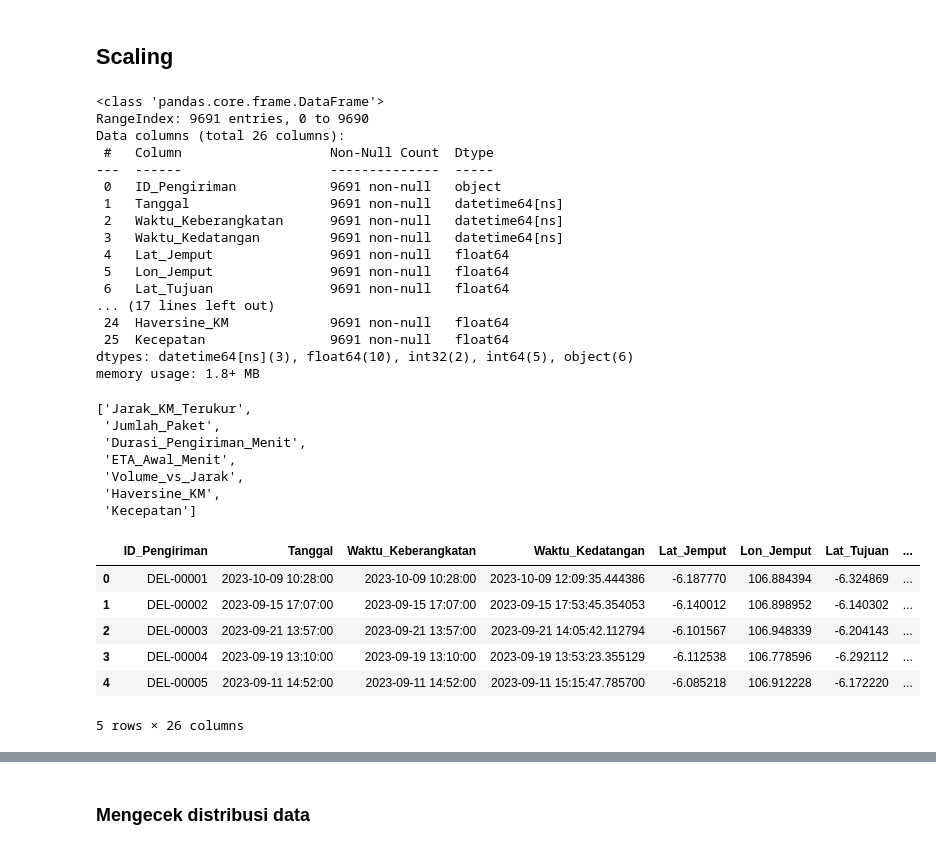
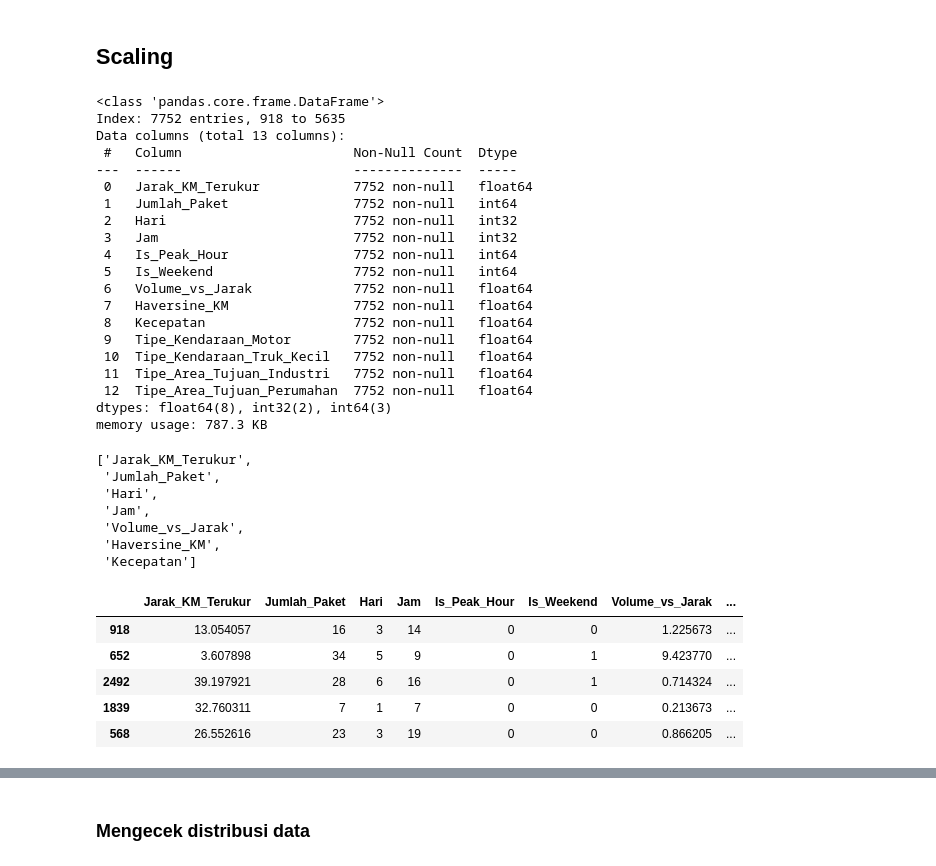
Before and after one commit to NurulAis/last-mile-delivery-optimizer, a Jupyter notebook: notebooks/Model_Training.ipynb, the cells around one changed output, grey strips where cells are left out. Drawn from its saved outputs; the diff is of its cells as text; code cells hidden in the pictures.

```diff
--- a/notebooks/Model_Training.ipynb
+++ b/notebooks/Model_Training.ipynb
@@ -186,6 +204,6 @@ encoded_columns
 # %%
 # buah encoded_df menjadi dataframe
-encoded_df = pd.DataFrame(encoded_df, columns=encoded_columns + [col for col in df.columns if col not in ordinal_feature + nominal_feature])
+encoded_df = pd.DataFrame(encoded_df, columns=encoded_columns, dtype=float)
 encoded_df.head()
 # %% [output]
 |  | Pengalaman_Kurir | Kondisi_Cuaca | Kondisi_Lalu_Lintas | Tipe_Kendaraan_Motor | Tipe_Kendaraan_Truk_Kecil | ... |
@@ -197,0 +239,2 @@ encoded_df.head()
+# %%
+df[encoded_df.columns] = encoded_df
@@ -198,43 +285,55 @@ encoded_df.head()
+# %%
+kolom_X = ['Jarak_KM_Terukur', 'Jumlah_Paket', 'Hari', 'Jam', 'Is_Peak_Hour', 'Is_Weekend',
+       'Volume_vs_Jarak', 'Haversine_KM', 'Kecepatan', 'Tipe_Kendaraan_Motor',
+       'Tipe_Kendaraan_Truk_Kecil', 'Tipe_Area_Tujuan_Industri',
+       'Tipe_Area_Tujuan_Perumahan']
+X = df[kolom_X]
+y_reg = df['Durasi_Pengiriman_Menit']
+y_clf = df['Status_Keterlambatan']
+# %%
+X_train, X_test, y_train_reg, y_test_reg, y_train_clf, y_test_clf = train_test_split(X, y_reg, y_clf, test_size=0.2, random_state=42, stratify=y_clf)
 # %% [markdown]
 ## Scaling
 # %%
-df.info()
+X_train.info()
 # %% [output]
 <class 'pandas.core.frame.DataFrame'>
-RangeIndex: 9691 entries, 0 to 9690
-Data columns (total 26 columns):
- #   Column                   Non-Null Count  Dtype
----  ------                   --------------  -----
- 0   ID_Pengiriman            9691 non-null   object
- 1   Tanggal                  9691 non-null   datetime64[ns]
- 2   Waktu_Keberangkatan      9691 non-null   datetime64[ns]
- 3   Waktu_Kedatangan         9691 non-null   datetime64[ns]
- 4   Lat_Jemput               9691 non-null   float64
- 5   Lon_Jemput               9691 non-null   float64
- 6   Lat_Tujuan               9691 non-null   float64
-... (17 lines left out)
- 24  Haversine_KM             9691 non-null   float64
- 25  Kecepatan                9691 non-null   float64
-dtypes: datetime64[ns](3), float64(10), int32(2), int64(5), object(6)
-memory usage: 1.8+ MB
+Index: 7752 entries, 918 to 5635
+Data columns (total 13 columns):
+ #   Column                      Non-Null Count  Dtype
+---  ------                      --------------  -----
+ 0   Jarak_KM_Terukur            7752 non-null   float64
+ 1   Jumlah_Paket                7752 non-null   int64
+ 2   Hari                        7752 non-null   int32
+ 3   Jam                         7752 non-null   int32
+ 4   Is_Peak_Hour                7752 non-null   int64
+ 5   Is_Weekend                  7752 non-null   int64
+ 6   Volume_vs_Jarak             7752 non-null   float64
+ 7   Haversine_KM                7752 non-null   float64
+ 8   Kecepatan                   7752 non-null   float64
+ 9   Tipe_Kendaraan_Motor        7752 non-null   float64
+ 10  Tipe_Kendaraan_Truk_Kecil   7752 non-null   float64
+ 11  Tipe_Area_Tujuan_Industri   7752 non-null   float64
+ 12  Tipe_Area_Tujuan_Perumahan  7752 non-null   float64
+dtypes: float64(8), int32(2), int64(3)
+memory usage: 787.3 KB
 # %%
-['Jarak_KM_Terukur', 'Jumlah_Paket', 'Durasi_Pengiriman_Menit', 'ETA_Awal_Menit', 'Volume_vs_Jarak', 'Haversine_KM', 'Kecepatan']
+['Jarak_KM_Terukur', 'Jumlah_Paket', 'Hari','Jam','Volume_vs_Jarak', 'Haversine_KM', 'Kecepatan']
 # %% [output]
 ['Jarak_KM_Terukur',
  'Jumlah_Paket',
- 'Durasi_Pengiriman_Menit',
- 'ETA_Awal_Menit',
+ 'Hari',
+ 'Jam',
  'Volume_vs_Jarak',
  'Haversine_KM',
  'Kecepatan']
 # %%
-df.head()
+X_train.head()
 # %% [output]
-|  | ID_Pengiriman | Tanggal | Waktu_Keberangkatan | Waktu_Kedatangan | Lat_Jemput | Lon_Jemput | Lat_Tujuan | ... |
-| 0 | DEL-00001 | 2023-10-09 10:28:00 | 2023-10-09 10:28:00 | 2023-10-09 12:09:35.444386 | -6.187770 | 106.884394 | -6.324869 | ... |
-| 1 | DEL-00002 | 2023-09-15 17:07:00 | 2023-09-15 17:07:00 | 2023-09-15 17:53:45.354053 | -6.140012 | 106.898952 | -6.140302 | ... |
-| 2 | DEL-00003 | 2023-09-21 13:57:00 | 2023-09-21 13:57:00 | 2023-09-21 14:05:42.112794 | -6.101567 | 106.948339 | -6.204143 | ... |
-| 3 | DEL-00004 | 2023-09-19 13:10:00 | 2023-09-19 13:10:00 | 2023-09-19 13:53:23.355129 | -6.112538 | 106.778596 | -6.292112 | ... |
-| 4 | DEL-00005 | 2023-09-11 14:52:00 | 2023-09-11 14:52:00 | 2023-09-11 15:15:47.785700 | -6.085218 | 106.912228 | -6.172220 | ... |
+|  | Jarak_KM_Terukur | Jumlah_Paket | Hari | Jam | Is_Peak_Hour | Is_Weekend | Volume_vs_Jarak | ... |
+| 918 | 13.054057 | 16 | 3 | 14 | 0 | 0 | 1.225673 | ... |
+| 652 | 3.607898 | 34 | 5 | 9 | 0 | 1 | 9.423770 | ... |
+| 2492 | 39.197921 | 28 | 6 | 16 | 0 | 1 | 0.714324 | ... |
+| 1839 | 32.760311 | 7 | 1 | 7 | 0 | 0 | 0.213673 | ... |
+| 568 | 26.552616 | 23 | 3 | 19 | 0 | 0 | 0.866205 | ... |
-5 rows × 26 columns
 # %%
```
Also changed, not shown: parts of 57 cells of this notebook.
